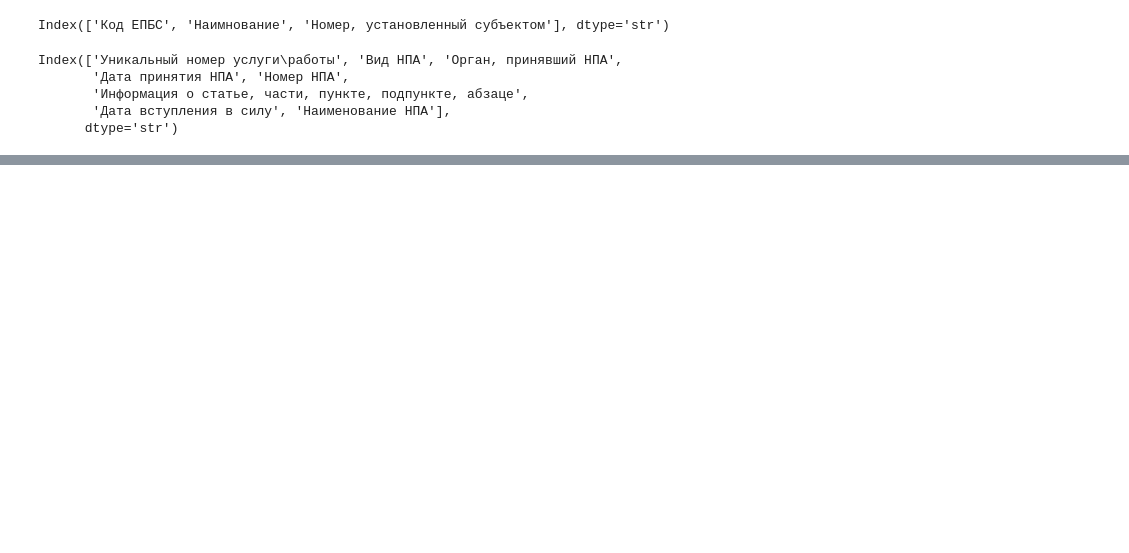
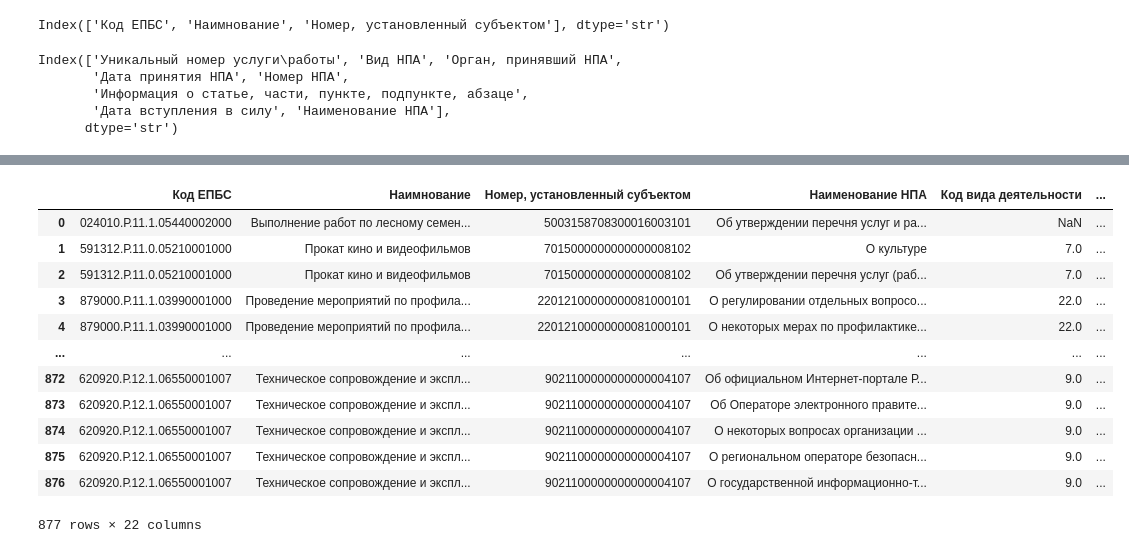
Before and after one commit to namnnom/file-processing, a Jupyter notebook: ГУ.ipynb, the cells around one changed output, grey strips where cells are left out. Cells and saved outputs as stored; diff of their text form; code cells hidden in the pictures; blank space fills up the shorter version.

```diff
--- a/ГУ.ipynb
+++ b/ГУ.ipynb
@@ -42,0 +59,18 @@ df_3 = df_3.rename(columns={'Уникальный номер услуги\раб
+# %%
+result = df_2.merge(df_3, on='Код ЕПБС', how='left').merge(df_1, on='Номер, установленный субъектом', how='left')
+# %%
+result
+# %% [output]
+|  | Код ЕПБС | Наимнование | Номер, установленный субъектом | Наименование НПА | Код вида деятельности | ... |
+| 0 | 024010.Р.11.1.05440002000 | Выполнение работ по лесному семен... | 5003158708300016003101 | Об утверждении перечня услуг и ра... | NaN | ... |
+| 1 | 591312.Р.11.0.05210001000 | Прокат кино и видеофильмов | 7015000000000000008102 | О культуре | 7.0 | ... |
+| 2 | 591312.Р.11.0.05210001000 | Прокат кино и видеофильмов | 7015000000000000008102 | Об утверждении перечня услуг (раб... | 7.0 | ... |
+| 3 | 879000.Р.11.1.03990001000 | Проведение мероприятий по профила... | 22012100000000081000101 | О регулировании отдельных вопросо... | 22.0 | ... |
+| 4 | 879000.Р.11.1.03990001000 | Проведение мероприятий по профила... | 22012100000000081000101 | О некоторых мерах по профилактике... | 22.0 | ... |
+| ... | ... | ... | ... | ... | ... | ... |
+| 872 | 620920.Р.12.1.06550001007 | Техническое сопровождение и экспл... | 9021100000000000004107 | Об официальном Интернет-портале Р... | 9.0 | ... |
+| 873 | 620920.Р.12.1.06550001007 | Техническое сопровождение и экспл... | 9021100000000000004107 | Об Операторе электронного правите... | 9.0 | ... |
+| 874 | 620920.Р.12.1.06550001007 | Техническое сопровождение и экспл... | 9021100000000000004107 | О некоторых вопросах организации ... | 9.0 | ... |
+| 875 | 620920.Р.12.1.06550001007 | Техническое сопровождение и экспл... | 9021100000000000004107 | О региональном операторе безопасн... | 9.0 | ... |
+| 876 | 620920.Р.12.1.06550001007 | Техническое сопровождение и экспл... | 9021100000000000004107 | О государственной информационно-т... | 9.0 | ... |
+877 rows × 22 columns
```
Also changed, not shown: parts of 9 cells of this notebook.
